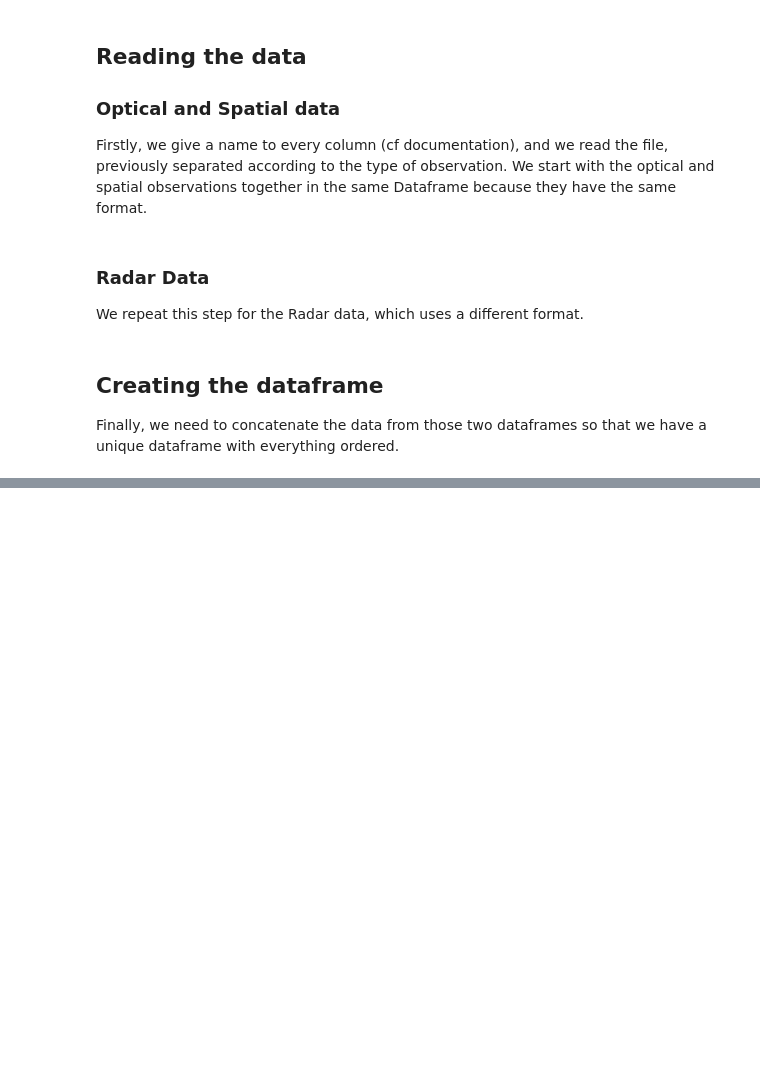
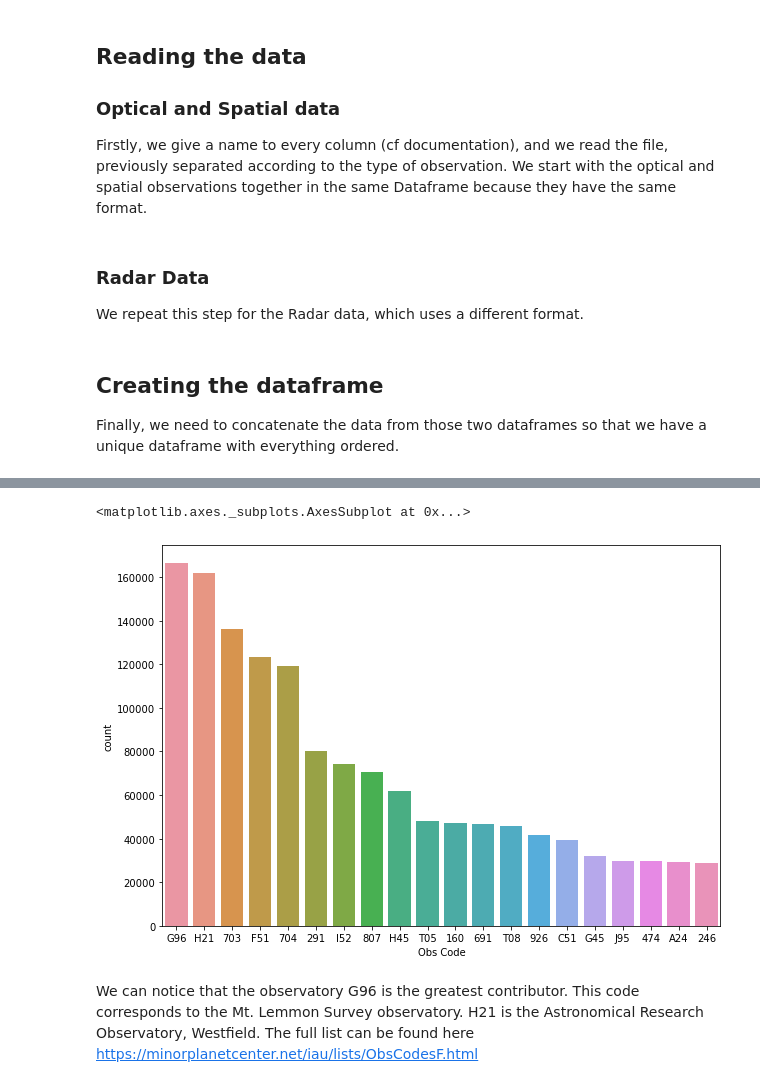
Before and after one commit to Keith-Maxwell/DynAstVO-Stats, a Jupyter notebook: Visualisation_DynAstVO.ipynb, the cells around one changed output, grey strips where cells are left out. Drawn from its saved outputs; the diff is of its cells as text; code cells hidden in the pictures; blank space fills up the shorter version.

Commit message:
Plot the number of observations in function of observatory

```diff
--- a/Visualisation_DynAstVO.ipynb
+++ b/Visualisation_DynAstVO.ipynb
@@ -49,8 +49,8 @@ OScolnames = {'obs Type': 'category',
               'mag acceptance': np.float16,
               'mag delta': np.float64,
               'object number': 'category'}
-
-OSdata = readByChunks("Data\\OpticalSpaceData.txt", OScolnames, 100000)
+LINES_PER_CHUNK = 100000
+OSdata = readByChunks("Data\\OpticalSpaceData.txt", OScolnames, LINES_PER_CHUNK)
 # %% [markdown]
 ### Radar Data
 
@@ -81,0 +86,9 @@ data_complete = concatenate([OSdata, Rdata])
+# %%
+# plot the number of observations for the 20 bigest observatories
+plt.figure(figsize=(10,7))
+sns.countplot(x='Obs Code', data=OSdata, order=OSdata['Obs Code'].value_counts().head(20).index)
+# %% [output]
+<matplotlib.axes._subplots.AxesSubplot at 0x...>
+[figure, added]
+# %% [markdown]
+We can notice that the observatory G96 is the greatest contributor. This code corresponds to the Mt. Lemmon Survey observatory. H21 is the Astronomical Research Observatory, Westfield. The full list can be found here https://minorplanetcenter.net/iau/lists/ObsCodesF.html
```
Also changed, not shown: parts of 3 cells of this notebook, 1 other file.
